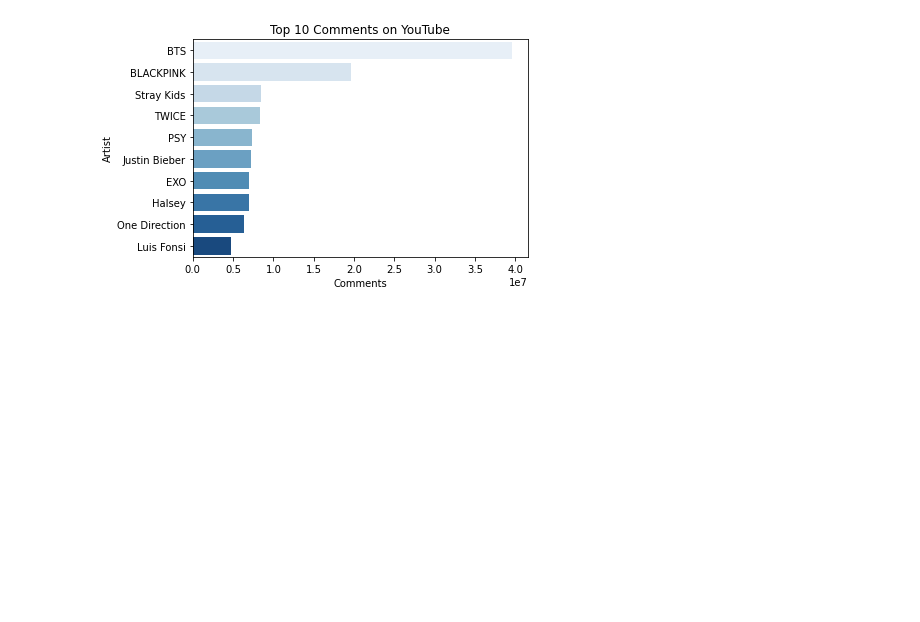
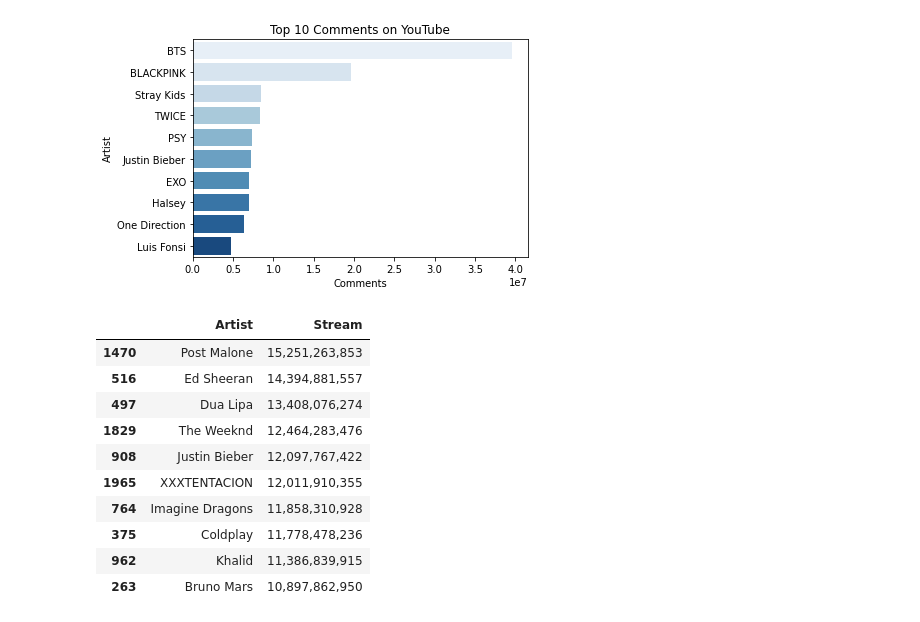
Before and after one commit to jeremydobbs/SpotifyYouTubeMusic, a Jupyter notebook: SpotifyYouTube.ipynb, the cells around one changed output. Saved outputs shown, nothing was run; the diff lists cells and outputs as text; code cells hidden in the pictures; blank space fills up the shorter version.

```diff
--- a/SpotifyYouTube.ipynb
+++ b/SpotifyYouTube.ipynb
@@ -174,3 +171,18 @@ plt.ylabel('Artist')
 plt.show()
 # %% [output]
 [figure]
+# %%
+streams = df.groupby(['Artist'])['Stream'].sum().reset_index().sort_values(by='Stream',ascending=False).head(10)
+streams
+# %% [output]
+|  | Artist | Stream |
+| 1470 | Post Malone | 15,251,263,853 |
+| 516 | Ed Sheeran | 14,394,881,557 |
+| 497 | Dua Lipa | 13,408,076,274 |
+| 1829 | The Weeknd | 12,464,283,476 |
+| 908 | Justin Bieber | 12,097,767,422 |
+| 1965 | XXXTENTACION | 12,011,910,355 |
+| 764 | Imagine Dragons | 11,858,310,928 |
+| 375 | Coldplay | 11,778,478,236 |
+| 962 | Khalid | 11,386,839,915 |
+| 263 | Bruno Mars | 10,897,862,950 |
```
Also changed, not shown: parts of 3 cells of this notebook.
